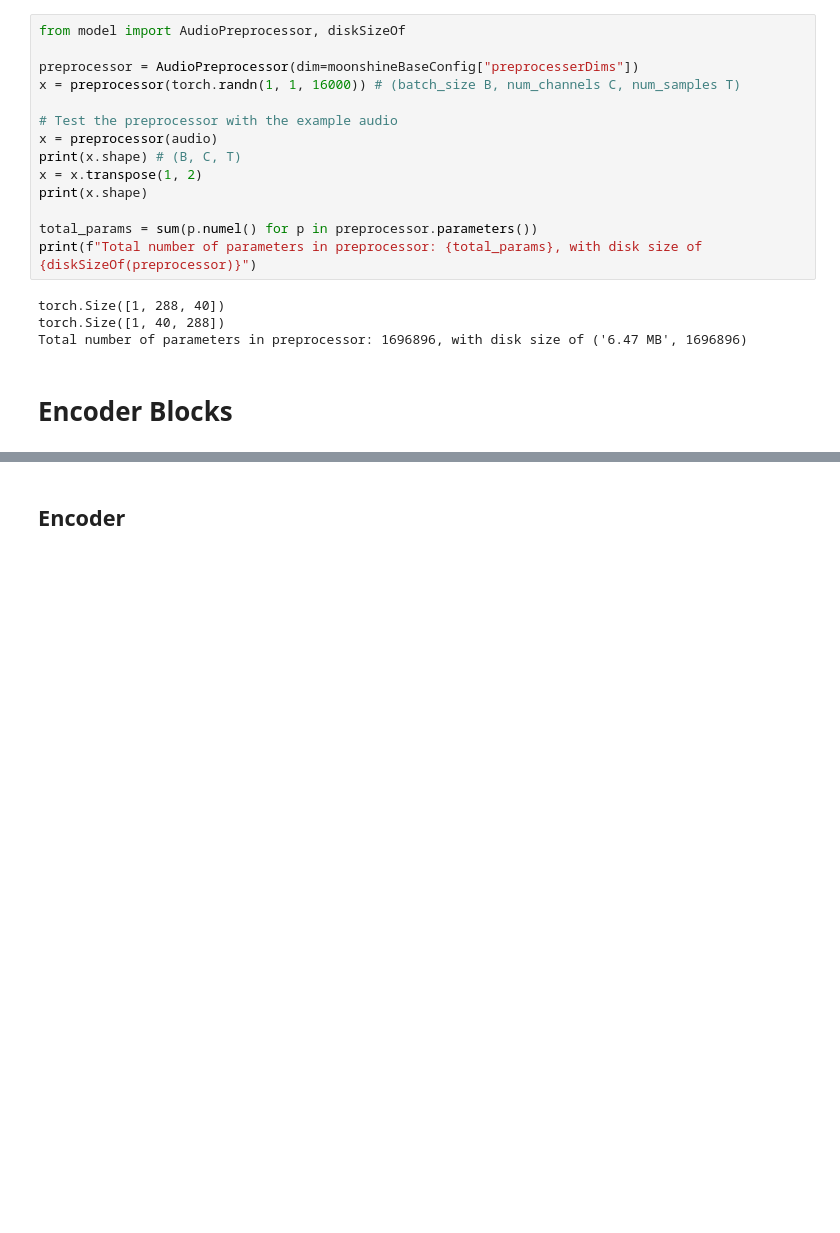
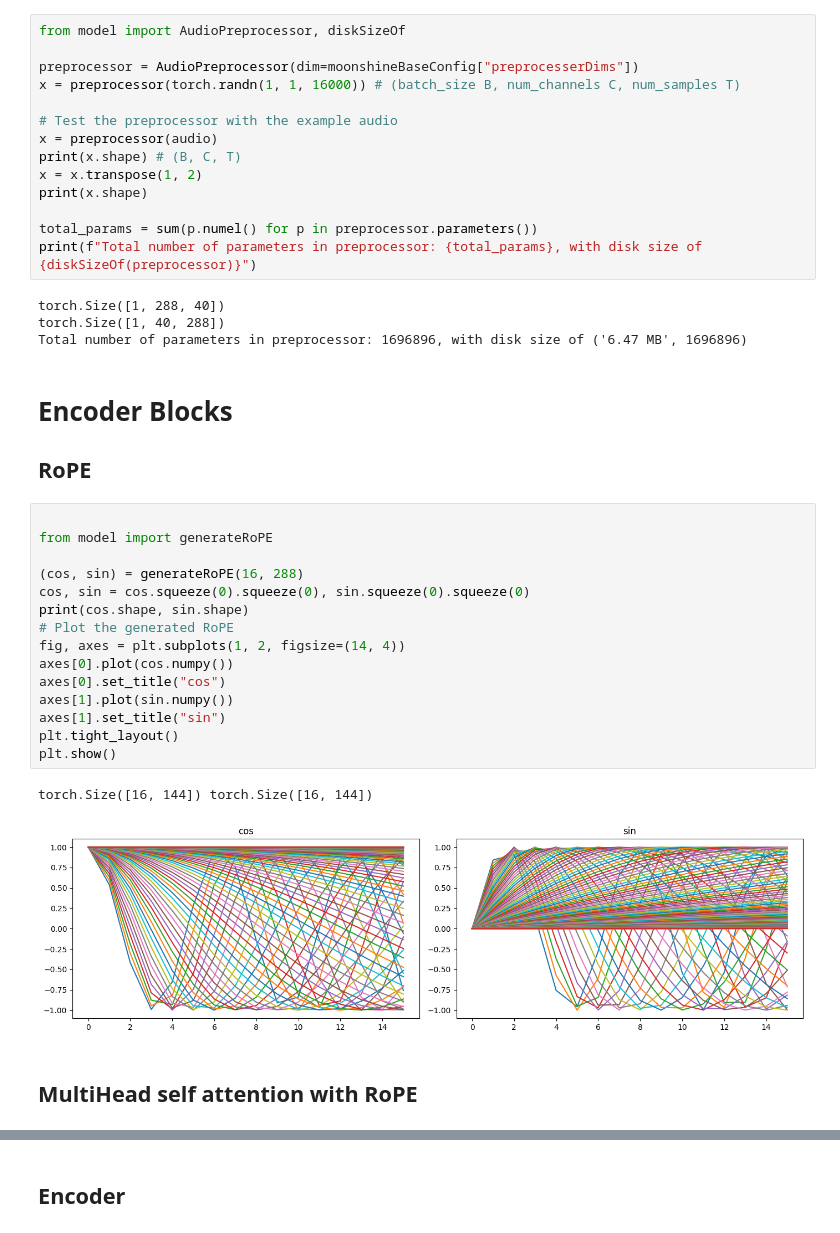
Before and after one commit to Lxrd-AJ/moonshine, a Jupyter notebook: main.ipynb, the cells around one changed output, grey strips where cells are left out. Drawn from its saved outputs; the diff is of its cells as text; blank space fills up the shorter version.

```diff
--- a/main.ipynb
+++ b/main.ipynb
@@ -72,6 +72,28 @@ torch.Size([1, 40, 288])
 Total number of parameters in preprocessor: 1696896, with disk size of ('6.47 MB', 1696896)
 # %% [markdown]
 # Encoder Blocks
+
+## RoPE
+# %%
+
+from model import generateRoPE
+
+(cos, sin) = generateRoPE(16, 288)
+cos, sin = cos.squeeze(0).squeeze(0), sin.squeeze(0).squeeze(0)
+print(cos.shape, sin.shape)
+# Plot the generated RoPE
+fig, axes = plt.subplots(1, 2, figsize=(14, 4))
+axes[0].plot(cos.numpy())
+axes[0].set_title("cos")
+axes[1].plot(sin.numpy())
+axes[1].set_title("sin")
+plt.tight_layout()
+plt.show()
+# %% [output]
+torch.Size([16, 144]) torch.Size([16, 144])
+[figure, added]
+# %% [markdown]
+## MultiHead self attention with RoPE
 # %%
 B, T, C = 32, 16, 256
 x = torch.randn(B, T, C)
```
Also changed, not shown: parts of 6 cells of this notebook, 2 other files.
